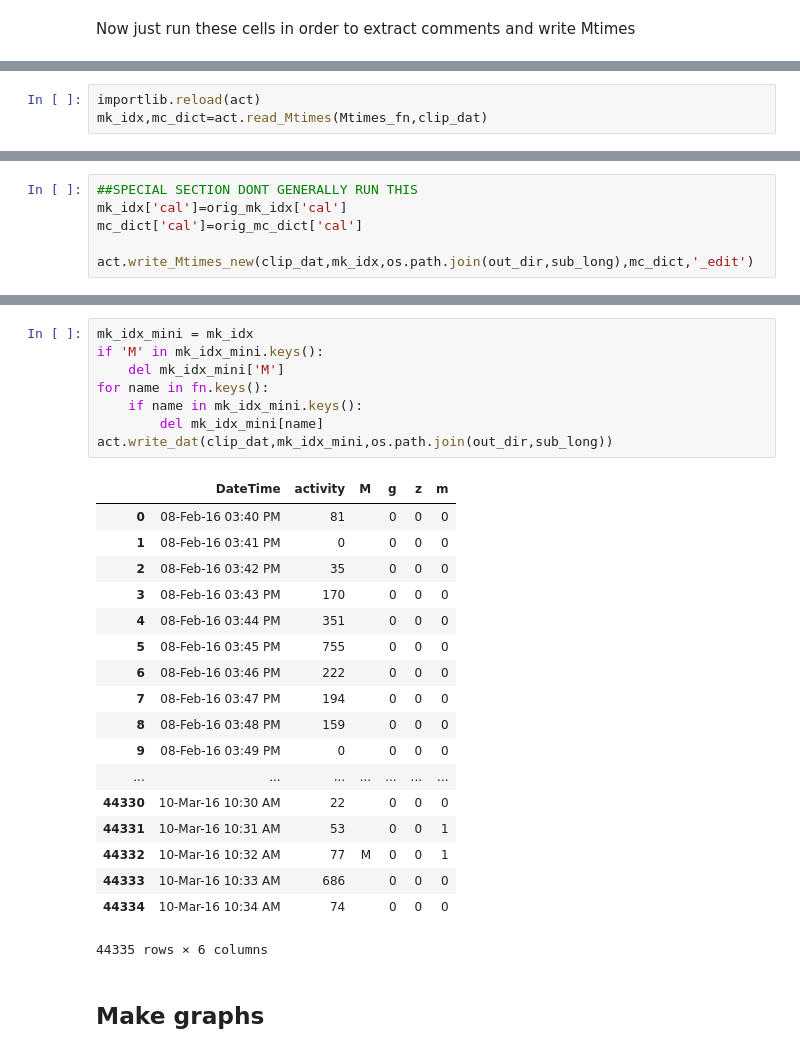
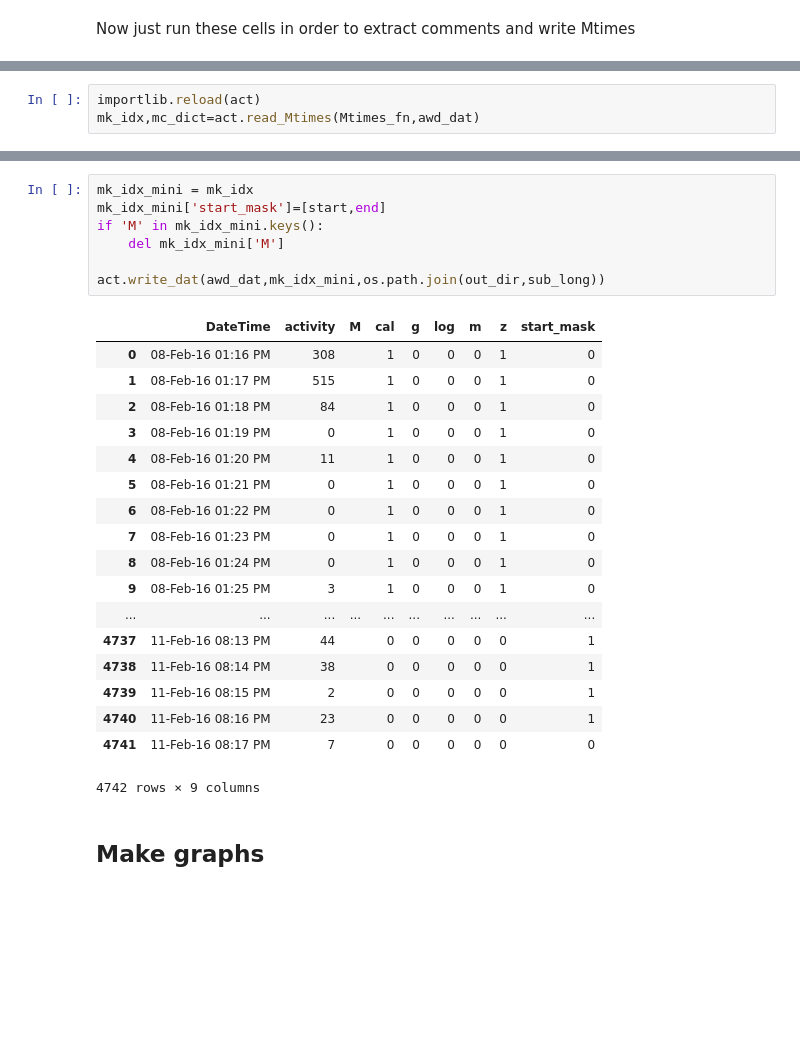
Before and after one commit to shandlergs/actigraPy, a Jupyter notebook: notebooks/preproc/read_edits.ipynb, the cells around one changed output, grey strips where cells are left out. Drawn from its saved outputs; the diff is of its cells as text; blank space fills up the shorter version.

```diff
--- a/notebooks/preproc/read_edits.ipynb
+++ b/notebooks/preproc/read_edits.ipynb
@@ -129,6 +118,6 @@ z
 # %%
 importlib.reload(act)
-mk_idx,mc_dict=act.read_Mtimes(Mtimes_fn,clip_dat)
+mk_idx,mc_dict=act.read_Mtimes(Mtimes_fn,awd_dat)
 # %% [output]
 cal
 g
@@ -135,7 +126 @@ g
 z
-# %%
-##SPECIAL SECTION DONT GENERALLY RUN THIS
-mk_idx['cal']=orig_mk_idx['cal']
-mc_dict['cal']=orig_mc_dict['cal']
-
-act.write_Mtimes_new(clip_dat,mk_idx,os.path.join(out_dir,sub_long),mc_dict,'_edit')
@@ -169,29 +127,28 @@ z
 # %%
 mk_idx_mini = mk_idx
+mk_idx_mini['start_mask']=[start,end]
 if 'M' in mk_idx_mini.keys():
     del mk_idx_mini['M']
-for name in fn.keys():
-    if name in mk_idx_mini.keys():
-        del mk_idx_mini[name]
-act.write_dat(clip_dat,mk_idx_mini,os.path.join(out_dir,sub_long))
+
+act.write_dat(awd_dat,mk_idx_mini,os.path.join(out_dir,sub_long))
 # %% [output]
-|  | DateTime | activity | M | g | z | m |
-| 0 | 08-Feb-16 03:40 PM | 81 |  | 0 | 0 | 0 |
-| 1 | 08-Feb-16 03:41 PM | 0 |  | 0 | 0 | 0 |
-| 2 | 08-Feb-16 03:42 PM | 35 |  | 0 | 0 | 0 |
-| 3 | 08-Feb-16 03:43 PM | 170 |  | 0 | 0 | 0 |
-| 4 | 08-Feb-16 03:44 PM | 351 |  | 0 | 0 | 0 |
-| 5 | 08-Feb-16 03:45 PM | 755 |  | 0 | 0 | 0 |
-| 6 | 08-Feb-16 03:46 PM | 222 |  | 0 | 0 | 0 |
-| 7 | 08-Feb-16 03:47 PM | 194 |  | 0 | 0 | 0 |
-| 8 | 08-Feb-16 03:48 PM | 159 |  | 0 | 0 | 0 |
-| 9 | 08-Feb-16 03:49 PM | 0 |  | 0 | 0 | 0 |
-| ... | ... | ... | ... | ... | ... | ... |
-| 44330 | 10-Mar-16 10:30 AM | 22 |  | 0 | 0 | 0 |
-| 44331 | 10-Mar-16 10:31 AM | 53 |  | 0 | 0 | 1 |
-| 44332 | 10-Mar-16 10:32 AM | 77 | M | 0 | 0 | 1 |
-| 44333 | 10-Mar-16 10:33 AM | 686 |  | 0 | 0 | 0 |
-| 44334 | 10-Mar-16 10:34 AM | 74 |  | 0 | 0 | 0 |
+|  | DateTime | activity | M | cal | g | log | m | z | start_mask |
+| 0 | 08-Feb-16 01:16 PM | 308 |  | 1 | 0 | 0 | 0 | 1 | 0 |
+| 1 | 08-Feb-16 01:17 PM | 515 |  | 1 | 0 | 0 | 0 | 1 | 0 |
+| 2 | 08-Feb-16 01:18 PM | 84 |  | 1 | 0 | 0 | 0 | 1 | 0 |
+| 3 | 08-Feb-16 01:19 PM | 0 |  | 1 | 0 | 0 | 0 | 1 | 0 |
+| 4 | 08-Feb-16 01:20 PM | 11 |  | 1 | 0 | 0 | 0 | 1 | 0 |
+| 5 | 08-Feb-16 01:21 PM | 0 |  | 1 | 0 | 0 | 0 | 1 | 0 |
+| 6 | 08-Feb-16 01:22 PM | 0 |  | 1 | 0 | 0 | 0 | 1 | 0 |
+| 7 | 08-Feb-16 01:23 PM | 0 |  | 1 | 0 | 0 | 0 | 1 | 0 |
+| 8 | 08-Feb-16 01:24 PM | 0 |  | 1 | 0 | 0 | 0 | 1 | 0 |
+| 9 | 08-Feb-16 01:25 PM | 3 |  | 1 | 0 | 0 | 0 | 1 | 0 |
+| ... | ... | ... | ... | ... | ... | ... | ... | ... | ... |
+| 4737 | 11-Feb-16 08:13 PM | 44 |  | 0 | 0 | 0 | 0 | 0 | 1 |
+| 4738 | 11-Feb-16 08:14 PM | 38 |  | 0 | 0 | 0 | 0 | 0 | 1 |
+| 4739 | 11-Feb-16 08:15 PM | 2 |  | 0 | 0 | 0 | 0 | 0 | 1 |
+| 4740 | 11-Feb-16 08:16 PM | 23 |  | 0 | 0 | 0 | 0 | 0 | 1 |
+| 4741 | 11-Feb-16 08:17 PM | 7 |  | 0 | 0 | 0 | 0 | 0 | 0 |
-44335 rows × 6 columns
+4742 rows × 9 columns
 # %% [markdown]
 ## Make graphs
```
Also changed, not shown: parts of 14 cells of this notebook, 12 other files.
